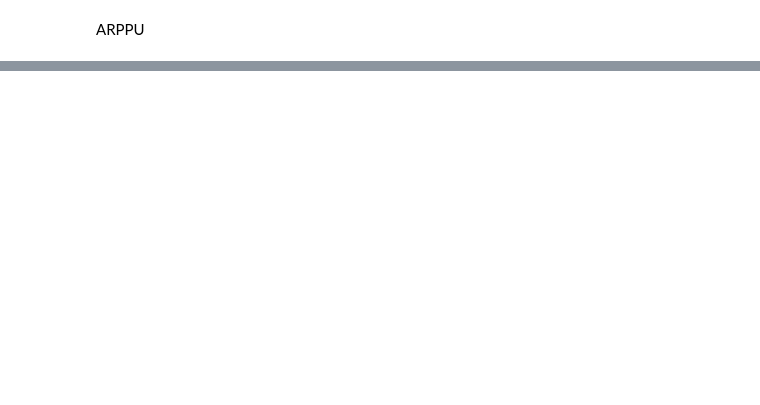
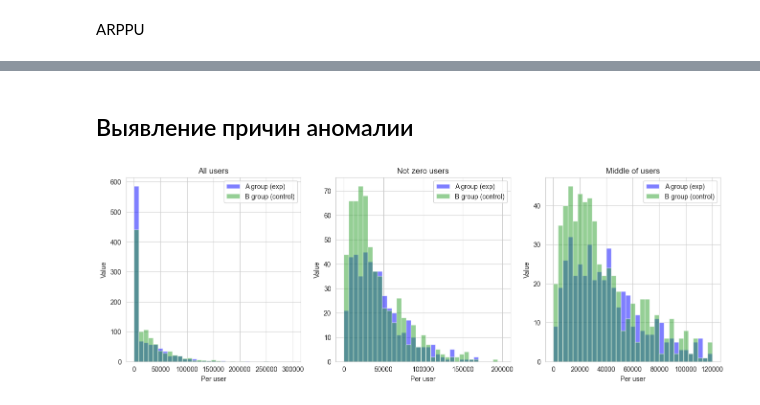
Before and after one commit to AndryMaster/BigData_Yandex, a Jupyter notebook: Lesson_6/HomeWork/5.ipynb, the cells around one changed output, grey strips where cells are left out. Saved outputs shown, nothing was run; the diff lists cells and outputs as text; code cells hidden in the pictures; blank space fills up the shorter version.

```diff
--- a/Lesson_6/HomeWork/5.ipynb
+++ b/Lesson_6/HomeWork/5.ipynb
@@ -150,0 +157,25 @@ True 4264.85
+# %% [markdown]
+## Выявление причин аномалии
+# %%
+fig = plt.figure(figsize=(16, 5))
+axes = [0]*3
+
+plt_vals = [
+    ('All users', (0, 300_000)),
+    ('Not zero users', (1, 200_000)),
+    ('Middle of users', (1, 120_000)),
+]
+plt_bins, plt_alpha = 33, 0.5
+
+for i in range(3):
+    axes[i] = fig.add_subplot(1, 3, i+1)
+    plt.hist(df_exp_rev.val, bins=plt_bins, color='b', alpha=plt_alpha, range=plt_vals[i][1], label='A group (exp)')
+    plt.hist(df_control_rev.val, bins=plt_bins, color='C2', alpha=plt_alpha, range=plt_vals[i][1], label='B group (control)')
+    plt.title(plt_vals[i][0])
+    plt.xlabel("Per user")
+    plt.ylabel("Value")
+    plt.legend()
+
+plt.show()
+# %% [output]
+[figure, new version]
```
Also changed, not shown: parts of 12 cells of this notebook, 7 other files.
